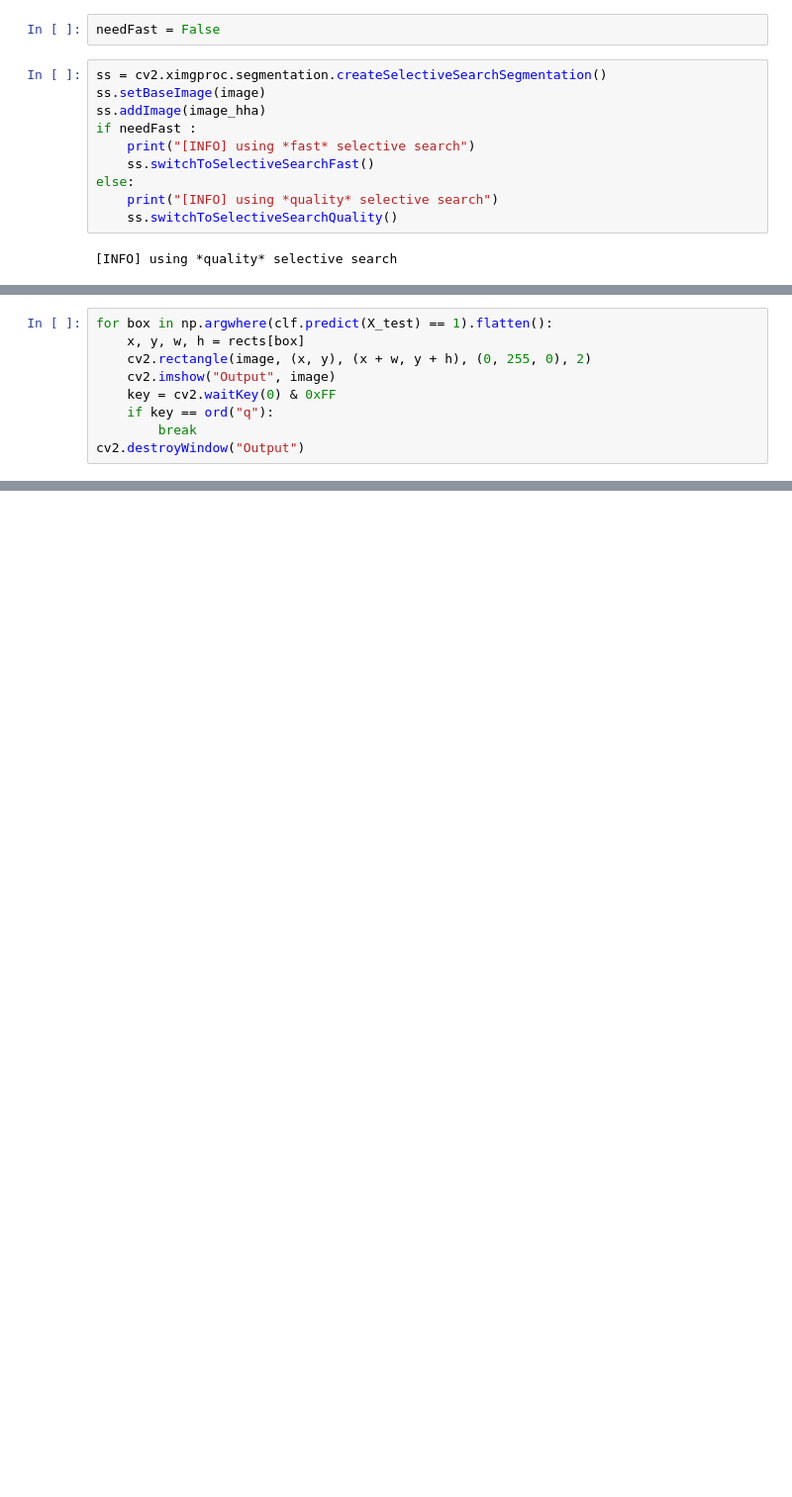
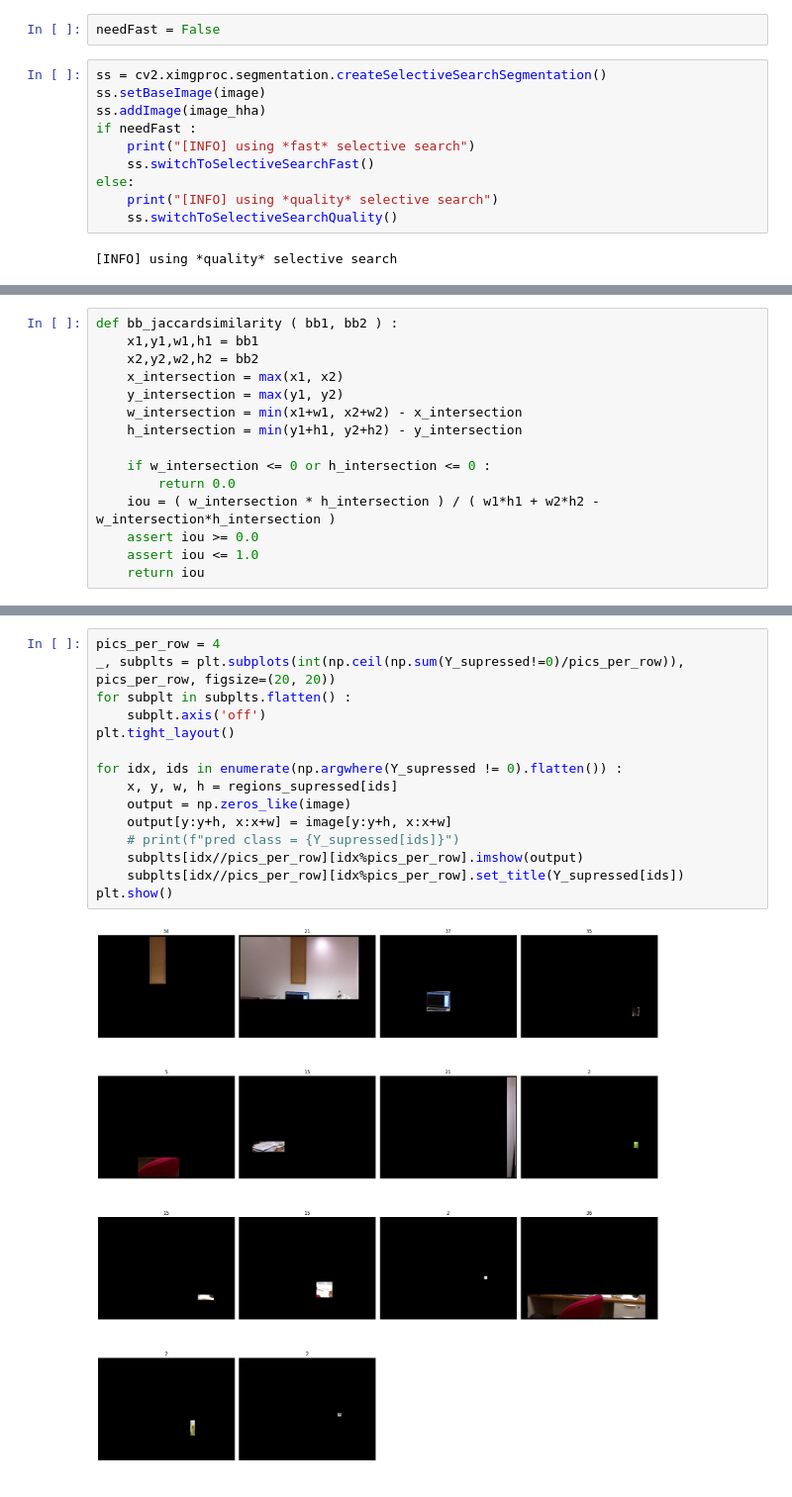
Before and after one commit to ek234/RCNN-depth-py, a Jupyter notebook: region_proposal/selectivesearch.ipynb, the cells around one changed output, grey strips where cells are left out. Shown at 99% size. Drawn from its saved outputs; the diff is of its cells as text; blank space fills up the shorter version.

Commit message:
debugged region proposal algo

```diff
--- a/region_proposal/selectivesearch.ipynb
+++ b/region_proposal/selectivesearch.ipynb
@@ -180,0 +201,15 @@ def ground_truth_is_region_good ( rect ) :
+# %%
+def bb_jaccardsimilarity ( bb1, bb2 ) :
+    x1,y1,w1,h1 = bb1
+    x2,y2,w2,h2 = bb2
+    x_intersection = max(x1, x2)
+    y_intersection = max(y1, y2)
+    w_intersection = min(x1+w1, x2+w2) - x_intersection
+    h_intersection = min(y1+h1, y2+h2) - y_intersection
+
+    if w_intersection <= 0 or h_intersection <= 0 :
+        return 0.0
+    iou = ( w_intersection * h_intersection ) / ( w1*h1 + w2*h2 - w_intersection*h_intersection )
+    assert iou >= 0.0
+    assert iou <= 1.0
+    return iou
@@ -243,9 +288,0 @@ Test Accuracy  ::  0.8420628525382756
-# %%
-for box in np.argwhere(clf.predict(X_test) == 1).flatten():
-    x, y, w, h = rects[box]
-    cv2.rectangle(image, (x, y), (x + w, y + h), (0, 255, 0), 2)
-    cv2.imshow("Output", image)
-	key = cv2.waitKey(0) & 0xFF
-	if key == ord("q"):
-		break
-cv2.destroyWindow("Output")
@@ -251,0 +309,17 @@ cv2.destroyWindow("Output")
+# %%
+pics_per_row = 4
+_, subplts = plt.subplots(int(np.ceil(np.sum(Y_supressed!=0)/pics_per_row)), pics_per_row, figsize=(20, 20))
+for subplt in subplts.flatten() :
+    subplt.axis('off')
+plt.tight_layout()
+
+for idx, ids in enumerate(np.argwhere(Y_supressed != 0).flatten()) :
+    x, y, w, h = regions_supressed[ids]
+    output = np.zeros_like(image)
+    output[y:y+h, x:x+w] = image[y:y+h, x:x+w]
+    # print(f"pred class = {Y_supressed[ids]}")
+    subplts[idx//pics_per_row][idx%pics_per_row].imshow(output)
+    subplts[idx//pics_per_row][idx%pics_per_row].set_title(Y_supressed[ids])
+plt.show()
+# %% [output]
+[figure, added]
```
Also changed, not shown: parts of 21 cells of this notebook.
